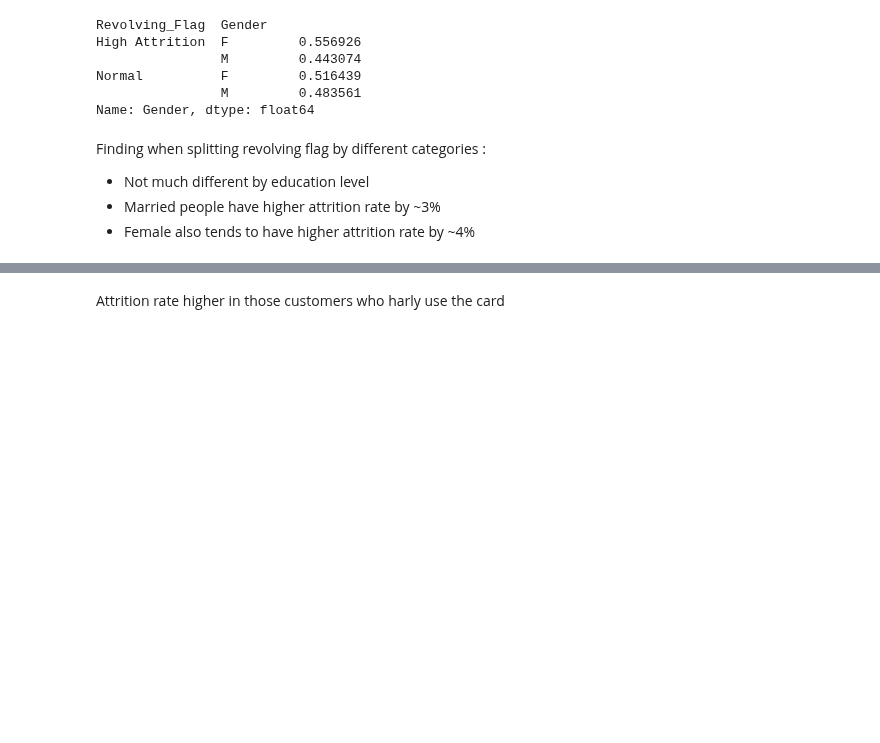
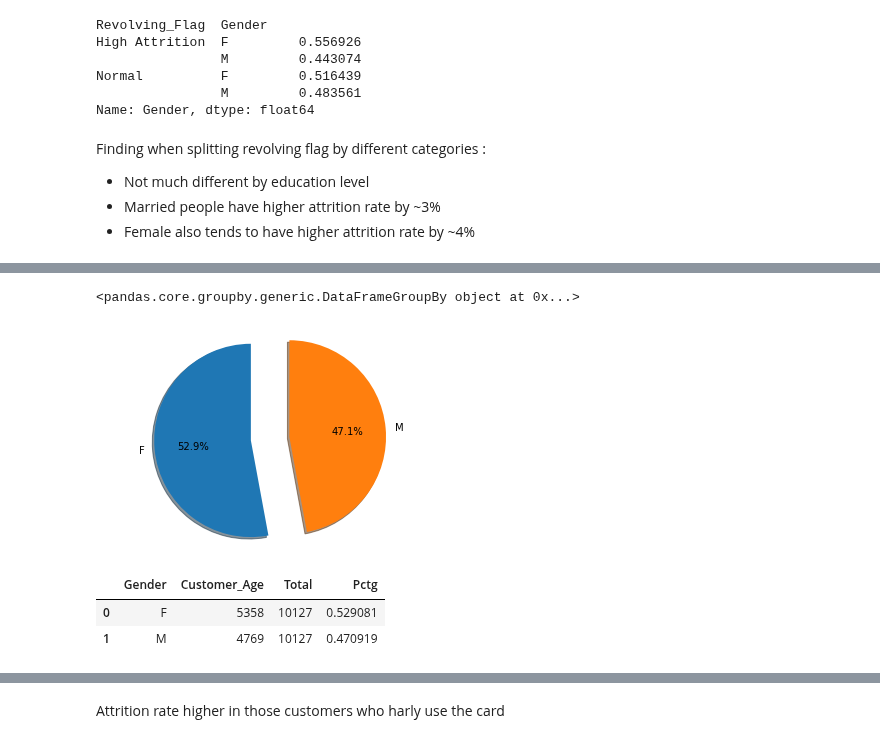
Before and after one commit to RonnyCh/mydsbook, a Jupyter notebook: Customer Churn From Kaggle.ipynb, the cells around one changed output, grey strips where cells are left out. Cells and saved outputs as stored; diff of their text form; code cells hidden in the pictures; blank space fills up the shorter version.

```diff
--- a/Customer Churn From Kaggle.ipynb
+++ b/Customer Churn From Kaggle.ipynb
@@ -401,20 +354,32 @@ SyntaxError: invalid syntax (<ipython-input-23-884435a2d984>, line 1)
 # %%
 df_test.groupby(['A'])['B'].value_counts(normalize=True)
+# %%
+att1.groupby('Education_Level')
+# %% [output]
+<pandas.core.groupby.generic.DataFrameGroupBy object at 0x...>
 # %%
 import matplotlib.pyplot as plt
 
+
+#### create pctg table ####
+a = dataset[['Gender','Customer_Age']].groupby('Gender',as_index=False).count()
+total = dataset['Gender'].count()
+a['Total'] = total
+a['Pctg'] = a['Customer_Age']/a['Total']
+
+
 # Pie chart, where the slices will be ordered and plotted counter-clockwise:
-labels = 'Frogs', 'Hogs', 'Dogs', 'Logs'
-sizes = [15, 30, 45, 10]
-explode = (0, 0.1, 0, 0)  # only "explode" the 2nd slice (i.e. 'Hogs')
+labels = a['Gender']
+sizes = a['Pctg']
+explode = (0, 0.4)  # only "explode" the 2nd slice (i.e. 'Hogs')
 
 fig1, ax1 = plt.subplots()
 ax1.pie(sizes, explode=explode, labels=labels, autopct='%1.1f%%',
         shadow=True, startangle=90)
 ax1.axis('equal')  # Equal aspect ratio ensures that pie is drawn as a circle.
 
 plt.show()
 
-
-
 # just use pie chart to do further analysis to compare attrition vs retaining customers
+# %% [output]
+[figure, added]
@@ -423,2 +386,8 @@ dataset.groupby('Education_Level',as_index=False).count()['CLIENTNUM']
+# %%
+a
+# %% [output]
+|  | Gender | Customer_Age | Total | Pctg |
+| 0 | F | 5358 | 10127 | 0.529081 |
+| 1 | M | 4769 | 10127 | 0.470919 |
 # %%
 dataset.dtypes
```
Also changed, not shown: parts of 28 cells of this notebook.
